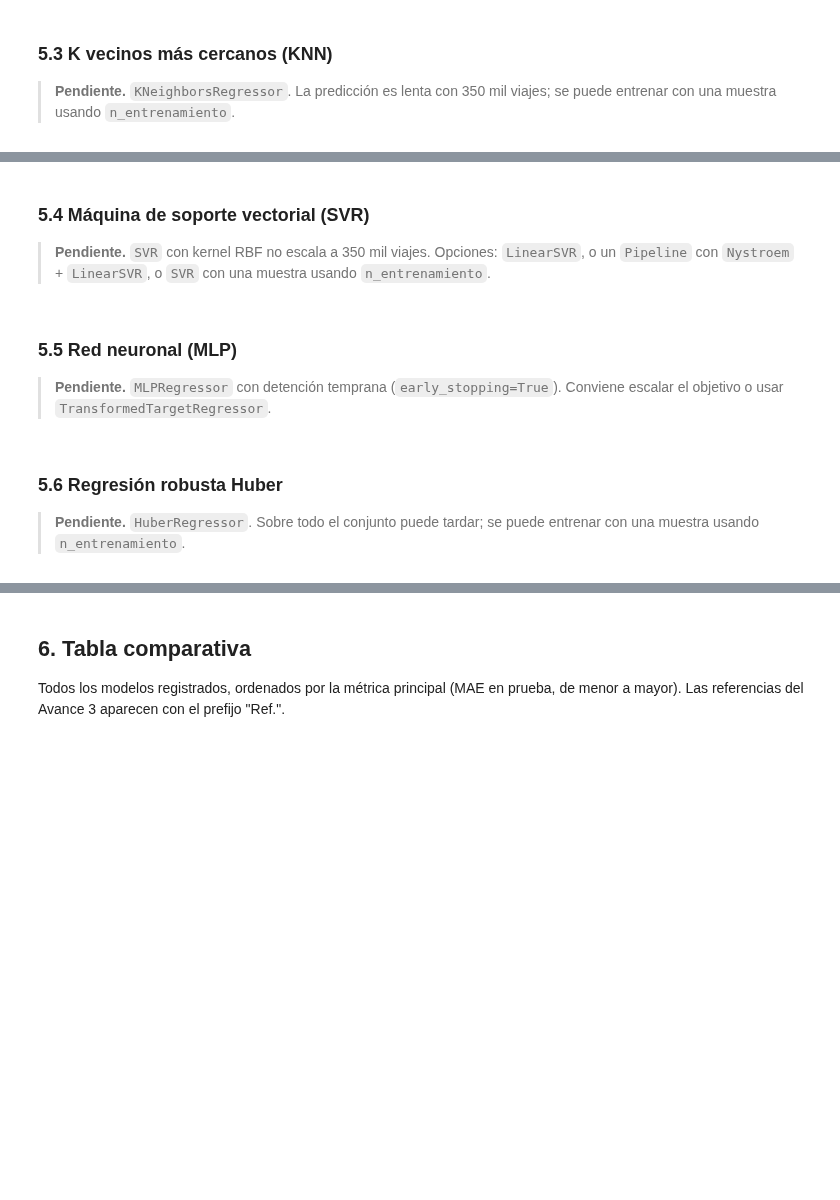
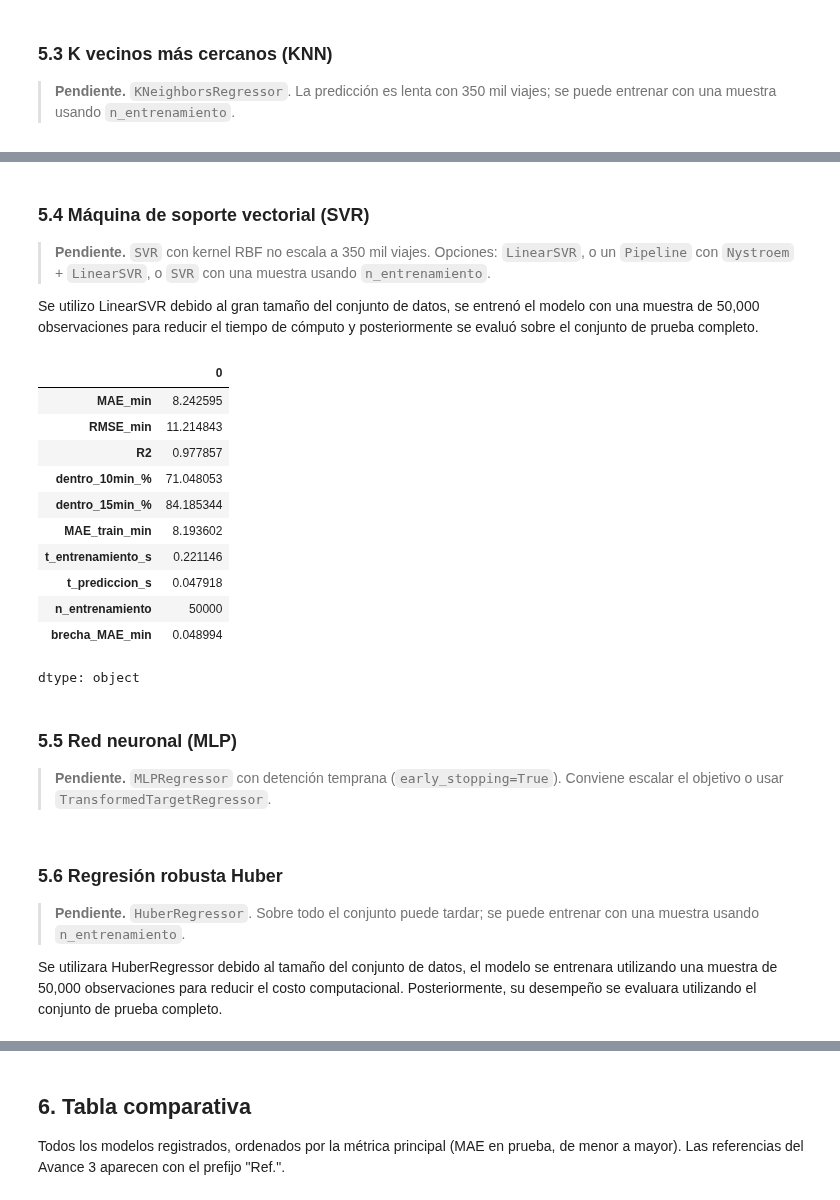
Before and after one commit to aleehpandita/transport-gps-analytics, a Jupyter notebook: notebooks/Avance4_56.ipynb, the cells around one changed output, grey strips where cells are left out. Cells and saved outputs as stored; diff of their text form; code cells hidden in the pictures; blank space fills up the shorter version.

```diff
--- a/notebooks/Avance4_56.ipynb
+++ b/notebooks/Avance4_56.ipynb
@@ -238,6 +241,47 @@ dtype: object
 ### 5.4 Máquina de soporte vectorial (SVR)
 
 > **Pendiente.** `SVR` con kernel RBF no escala a 350 mil viajes. Opciones: `LinearSVR`, o un `Pipeline` con `Nystroem` + `LinearSVR`, o `SVR` con una muestra usando `n_entrenamiento`.
+
+Se utilizo LinearSVR debido al gran tamaño del conjunto de datos, se entrenó el modelo con una muestra de 50,000 observaciones para reducir el tiempo de cómputo y posteriormente se evaluó sobre el conjunto de prueba completo.
+# %%
+from sklearn.pipeline import Pipeline
+from sklearn.preprocessing import StandardScaler
+from sklearn.svm import LinearSVR
+
+# Pipeline para escalar las variables y entrenar el modelo SVR
+linear_svr = Pipeline([
+
+    # Estandariza las variables para mejorar el desempeño de SVM
+    ("scaler", StandardScaler()),
+
+    # Versión lineal de SVR, más eficiente para conjuntos de datos grandes
+    ("svr", LinearSVR(
+        C=1.0,
+        epsilon=0.1,
+        max_iter=5000,
+        random_state=SEMILLA
+    ))
+])
+
+# Entrenamiento solo con una muestra
+registrar(
+    "LinearSVR",
+    linear_svr,
+    n_entrenamiento=50000
+)
+# %% [output]
+|  | 0 |
+| MAE_min | 8.242595 |
+| RMSE_min | 11.214843 |
+| R2 | 0.977857 |
+| dentro_10min_% | 71.048053 |
+| dentro_15min_% | 84.185344 |
+| MAE_train_min | 8.193602 |
+| t_entrenamiento_s | 0.221146 |
+| t_prediccion_s | 0.047918 |
+| n_entrenamiento | 50000 |
+| brecha_MAE_min | 0.048994 |
+dtype: object
 # %% [markdown]
 ### 5.5 Red neuronal (MLP)
 
@@ -246,3 +290,5 @@ dtype: object
 ### 5.6 Regresión robusta Huber
 
 > **Pendiente.** `HuberRegressor`. Sobre todo el conjunto puede tardar; se puede entrenar con una muestra usando `n_entrenamiento`.
+
+Se utilizara HuberRegressor debido al tamaño del conjunto de datos, el modelo se entrenara utilizando una muestra de 50,000 observaciones para reducir el costo computacional. Posteriormente, su desempeño se evaluara utilizando el conjunto de prueba completo.
```
Also changed, not shown: parts of 7 cells of this notebook.
